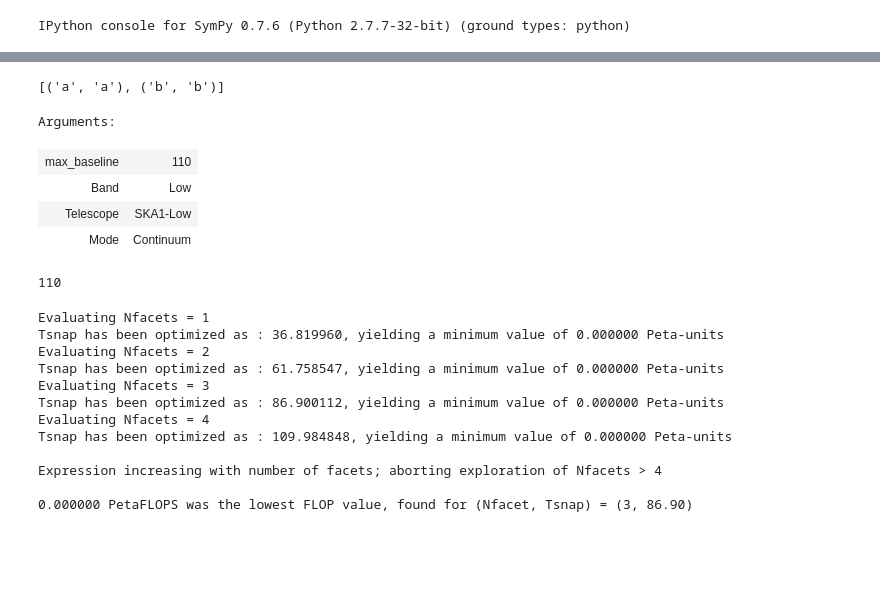
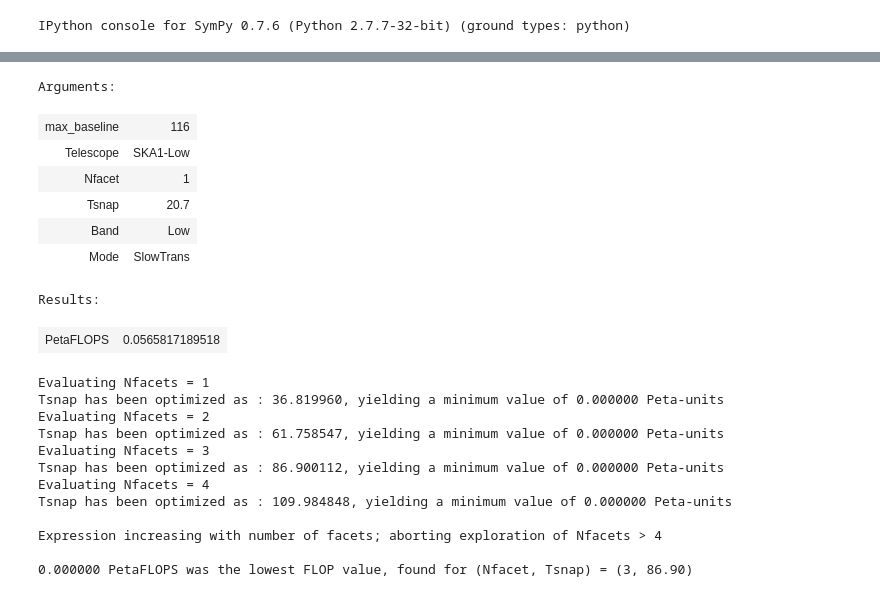
Before and after one commit to top-sim/sdp-par-model, a Jupyter notebook: iPython/SDP_parametric_sandbox.ipynb, the cells around one changed output, grey strips where cells are left out. Drawn from its saved outputs; the diff is of its cells as text; code cells hidden in the pictures; blank space fills up the shorter version.

```diff
--- a/iPython/SDP_parametric_sandbox.ipynb
+++ b/iPython/SDP_parametric_sandbox.ipynb
@@ -72,45 +72,40 @@ Total time = 11.101000 seconds
-# %%
-t = ('a','b')
-tt = zip(t,t)
-tt
-# %% [output]
-[('a', 'a'), ('b', 'b')]
 # %%
 band_lookup = {'Low':'Low', 'Mid-1':'Mid1', 'Suvey-1':'Sur1'}
 telescopes_pretty_print =('SKA1-Low', 'SKA1-Mid', 'SKA1-Survey')
 bands_pretty_print = ('Low', 'Mid-1', 'Survey-1')
-modes_pretty_print = ('Continuum', 'Spectral', 'SlowTrans', 'Continuum + Spectral')
+modes_pretty_print = ('Continuum', 'Spectral', 'SlowTrans')
 
 mode_lookup = {}
 for key in modes_pretty_print:
     mode_lookup[key] = key
-mode_lookup['Continuum + Spectral'] = 'CS'
 
-def compute_flops(max_baseline, Tsnap_opt, Telescope, Band, Mode):
-    show_table(title='Arguments', max_baseline=max_baseline, Telescope=Telescope, Band=Band, Mode=Mode)
+def compute_flops(max_baseline, Nfacet, Tsnap, Telescope, Band, Mode):
+    show_table(title='Arguments', max_baseline=max_baseline, Telescope=Telescope, Band=Band, Mode=Mode, Tsnap=Tsnap, Nfacet=Nfacet)
 
     telescope_parameters = calc_tel_params(band=band_lookup[Band], mode=mode_lookup[Mode])
-    print max_baseline
     #telescope_parameters.Bmax = max_baseline * u.km
 
     '''
     (Tsnap_opt, Nfacet_opt) = find_optimal_Tsnap_Nfacet(telescope_parameters, verbose=True)
+    '''
     expression = telescope_parameters.Rflop
-    expression_subst = expression.subs({telescope_parameters.Tsnap : Tsnap_opt, telescope_parameters.Nfacet : Nfacet_opt})
+    expression_subst = expression.subs({telescope_parameters.Tsnap : Tsnap, telescope_parameters.Nfacet : Nfacet})
     result = evaluate_binned_expression(expression_subst, telescope_parameters)
 
-    show_table(title='Results', Tsnap_opt=Tsnap_opt, Nfacet_opt=Nfacet_opt, FLOPS=result)
-    '''
+    show_table(title='Results', PetaFLOPS=result)
 
-interact(compute_flops, max_baseline=(20,200), Tsnap_opt=(1.2,100), Telescope=telescopes_pretty_print,
+interact(compute_flops, max_baseline=(20,200), Nfacet=(1,3,1), Tsnap=(1.2,200), Telescope=telescopes_pretty_print,
          Band=bands_pretty_print, Mode=modes_pretty_print);
 # %% [output]
 Arguments:
-| max_baseline | 110 |
+| max_baseline | 116 |
+| Telescope | SKA1-Low |
+| Nfacet | 1 |
+| Tsnap | 20.7 |
 | Band | Low |
-| Telescope | SKA1-Low |
-| Mode | Continuum |
+| Mode | SlowTrans |
-110
+Results:
+| PetaFLOPS | 0.0565817189518 |
 # %%
 telescope_parameters = calc_tel_params(band='Low', mode='Continuum')
 #telescope_parameters.Bmax = max_baseline * u.km
```
Also changed, not shown: parts of 1 cell of this notebook.
